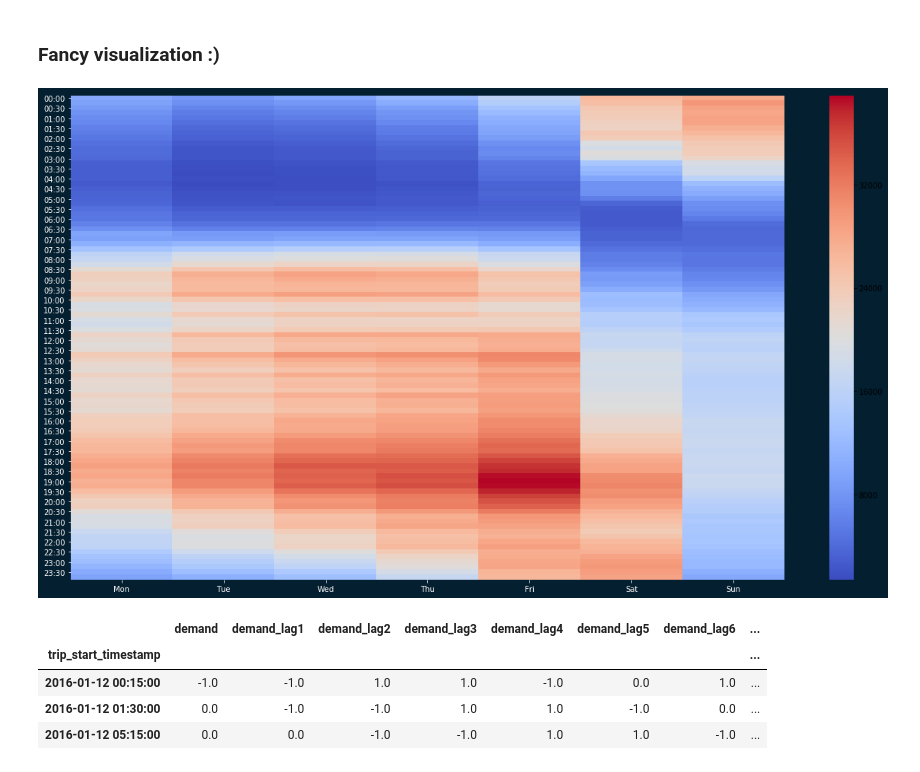
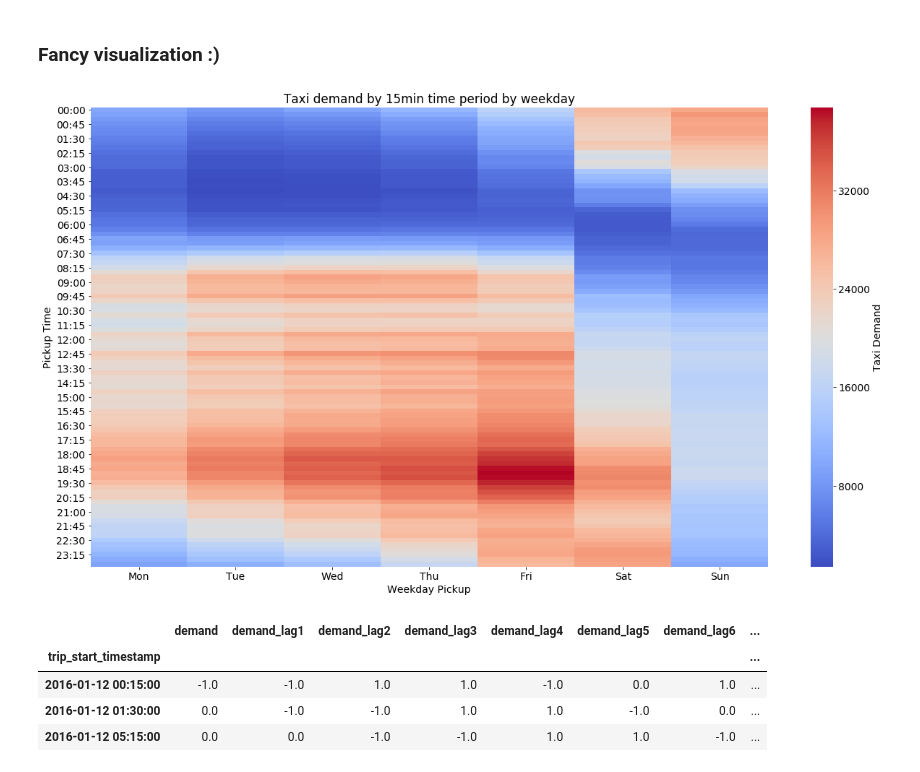
Before and after one commit to Auste1989/metis_projects, a Jupyter notebook: Passion_Project/Plotting_and_testing.ipynb, the cells around one changed output. Cells and saved outputs as stored; diff of their text form; code cells hidden in the pictures.

```diff
--- a/Passion_Project/Plotting_and_testing.ipynb
+++ b/Passion_Project/Plotting_and_testing.ipynb
@@ -163,7 +163,7 @@ taxi_weather_query = """SELECT TR.trip_start_timestamp,
                         FROM taxi_rides_clean as TR
                         LEFT JOIN chicago_weather as CW
                         ON CAST(TR.trip_start_timestamp AS DATE) = CAST(date AS DATE)
-                        WHERE trip_start_timestamp BETWEEN '2016-01-01' AND '2016-02-28';""" #'2017-07-31'
+                        WHERE trip_start_timestamp BETWEEN '2016-01-01' AND '2016-12-31';""" #'2017-07-31'
 # %%
 #Read in Chicago city community area shapefile
 # chicago_community_areas = gpd.read_file("./datasets/Chicago_Community_Areas/geo_export_4c20eda0-2d92-4a1d-8513-878eb3e095a3.shp")
@@ -561,15 +580,11 @@ print(plot_pacf(demand_over_time_diffed.dropna(), lags=672, title='Partial Autoc
 time_map = taxi_weather_clean.pivot_table(index='pickup_time_formatted', columns=['pickup_weekday'], values='avg_temp_f', aggfunc='count')
 # %%
 fig_hm = plt.figure(figsize=(21, 11.7))
-fig_hm.patch.set_facecolor('#041F30')
 
-ax = sns.heatmap(time_map, annot=False, xticklabels=['Mon', 'Tue', 'Wed', 'Thu', 'Fri', 'Sat', 'Sun'],
-                 cmap='coolwarm')                # , cbar_kws={'label':'Taxi Demand'})
-plt.title('')                                     #Taxi demand by 15min time period by weekday
-ax.set(xlabel='', ylabel='');                     #Pickup Weekday     #Pickup Time
-ax.tick_params(colors='w', labelcolor='w')
+ax = sns.heatmap(time_map, annot=False, xticklabels=['Mon', 'Tue', 'Wed', 'Thu', 'Fri', 'Sat', 'Sun'], cmap='coolwarm', cbar_kws={'label':'Taxi Demand'})
+plt.title('Taxi demand by 15min time period by weekday')
+ax.set(xlabel='Weekday Pickup', ylabel='Pickup Time');
 
-
-# plt.savefig('Taxi_Demand_Heatmap.png', bbox_inches='tight');
+# plt.savefig('Taxi_Demand_Heatmap.png');
 # %% [output]
-[figure, old version]
+[figure, new version]
```
Also changed, not shown: parts of 7 cells of this notebook, 8 other files.
